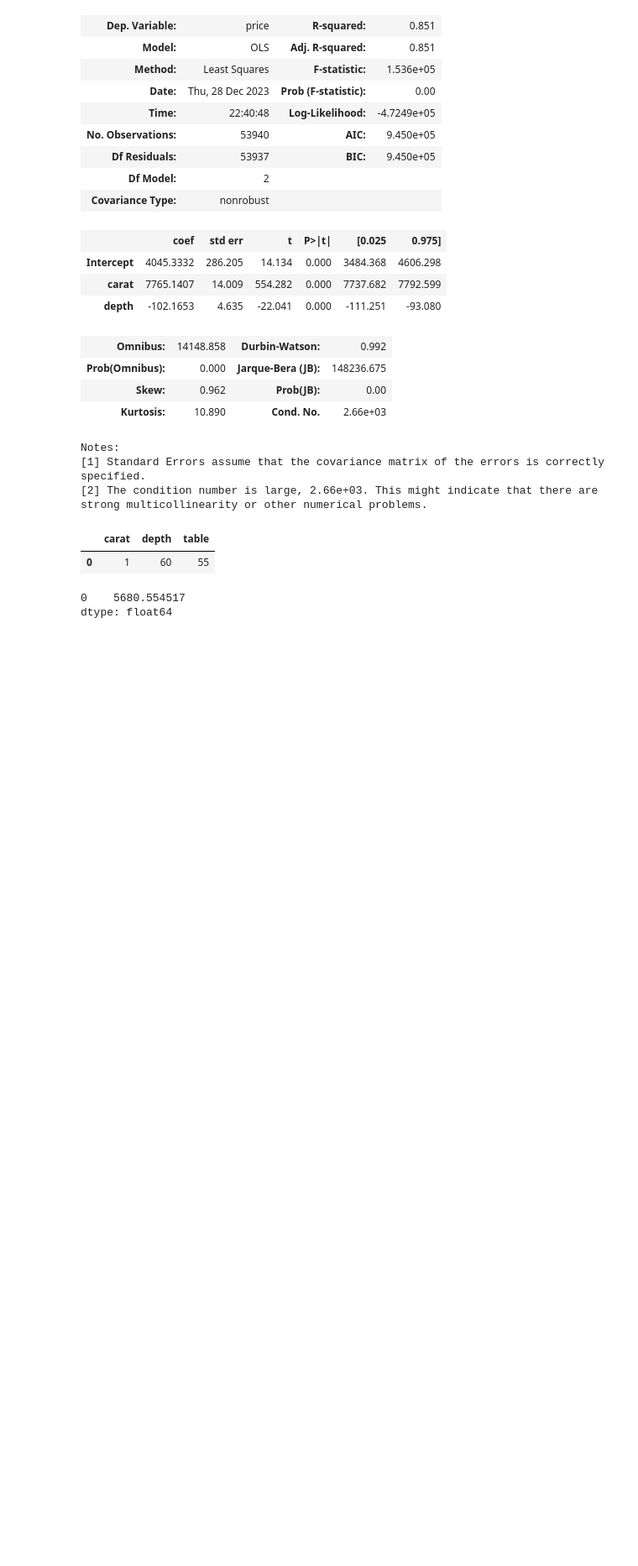
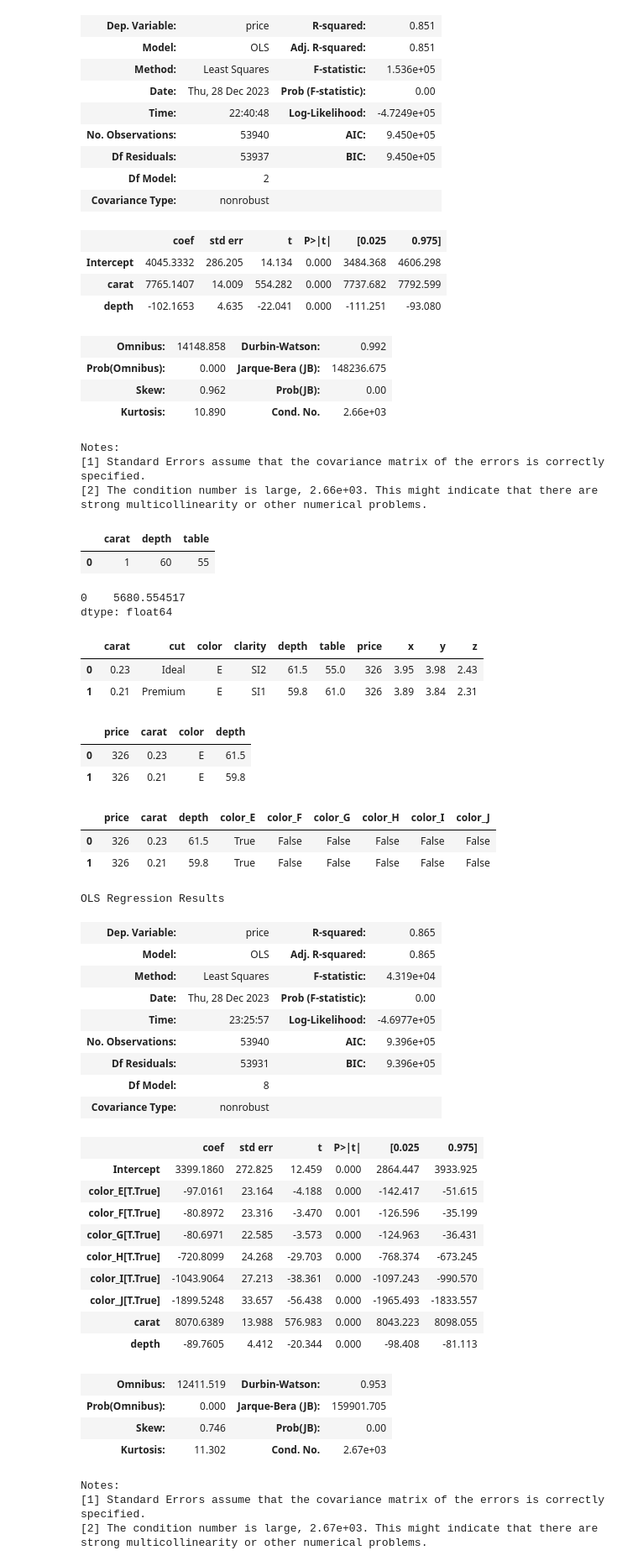
Before and after one commit to alwaysbemyday1/ds, a Jupyter notebook: ds_lev2/14_MultipleLinearRegression.ipynb, the cells around one changed output. Shown: that part at 84% size. Drawn from its saved outputs; the diff is of its cells as text; code cells hidden in the pictures; blank space fills up the shorter version.

```diff
--- a/ds_lev2/14_MultipleLinearRegression.ipynb
+++ b/ds_lev2/14_MultipleLinearRegression.ipynb
@@ -221,3 +221,64 @@ model.predict(df_test)
 # %% [output]
 0    5680.554517
 dtype: float64
+# %%
+# price를 종속변수로 하고 carat, color, depth를 독립변수로 하여 생성한 선형 회귀 모델을
+# 사용하여 알아본 carat이 1이고 depth가 50, color가 E인 다이아몬드의 가격은 얼마인가?
+import pandas as pd
+from statsmodels.formula.api import ols
+
+df = pd.read_csv('ex/diamonds.csv')
+df.head(2)
+# %% [output]
+|  | carat | cut | color | clarity | depth | table | price | x | y | z |
+| 0 | 0.23 | Ideal | E | SI2 | 61.5 | 55.0 | 326 | 3.95 | 3.98 | 2.43 |
+| 1 | 0.21 | Premium | E | SI1 | 59.8 | 61.0 | 326 | 3.89 | 3.84 | 2.31 |
+# %%
+# 무게를 줄이기 위해 필요할 것 같은 변수만 솎아내는 작업
+df_sub = df.loc[:, ['price', 'carat', 'color', 'depth']]
+df_sub.head(2)
+# %% [output]
+|  | price | carat | color | depth |
+| 0 | 326 | 0.23 | E | 61.5 |
+| 1 | 326 | 0.21 | E | 59.8 |
+# %%
+# 명목형 변수 변환
+df_dum = pd.get_dummies(df_sub, columns=['color'], drop_first=True)
+df_dum.head(2)
+# %% [output]
+|  | price | carat | depth | color_E | color_F | color_G | color_H | color_I | color_J |
+| 0 | 326 | 0.23 | 61.5 | True | False | False | False | False | False |
+| 1 | 326 | 0.21 | 59.8 | True | False | False | False | False | False |
+# %%
+model = ols(formula = 'price ~ ' + '+'.join(df_dum.columns[1:]),
+            data = df_dum).fit()
+model.summary()
+# %% [output]
+OLS Regression Results
+| Dep. Variable: | price | R-squared: | 0.865 |
+| Model: | OLS | Adj. R-squared: | 0.865 |
+| Method: | Least Squares | F-statistic: | 4.319e+04 |
+| Date: | Thu, 28 Dec 2023 | Prob (F-statistic): | 0.00 |
+| Time: | 23:25:57 | Log-Likelihood: | -4.6977e+05 |
+| No. Observations: | 53940 | AIC: | 9.396e+05 |
+| Df Residuals: | 53931 | BIC: | 9.396e+05 |
+| Df Model: | 8 |  |  |
+| Covariance Type: | nonrobust |  |  |
+|  | coef | std err | t | P>|t| | [0.025 | 0.975] |
+| Intercept | 3399.1860 | 272.825 | 12.459 | 0.000 | 2864.447 | 3933.925 |
+| color_E[T.True] | -97.0161 | 23.164 | -4.188 | 0.000 | -142.417 | -51.615 |
+| color_F[T.True] | -80.8972 | 23.316 | -3.470 | 0.001 | -126.596 | -35.199 |
+| color_G[T.True] | -80.6971 | 22.585 | -3.573 | 0.000 | -124.963 | -36.431 |
+| color_H[T.True] | -720.8099 | 24.268 | -29.703 | 0.000 | -768.374 | -673.245 |
+| color_I[T.True] | -1043.9064 | 27.213 | -38.361 | 0.000 | -1097.243 | -990.570 |
+| color_J[T.True] | -1899.5248 | 33.657 | -56.438 | 0.000 | -1965.493 | -1833.557 |
+| carat | 8070.6389 | 13.988 | 576.983 | 0.000 | 8043.223 | 8098.055 |
+| depth | -89.7605 | 4.412 | -20.344 | 0.000 | -98.408 | -81.113 |
+| Omnibus: | 12411.519 | Durbin-Watson: | 0.953 |
+| Prob(Omnibus): | 0.000 | Jarque-Bera (JB): | 159901.705 |
+| Skew: | 0.746 | Prob(JB): | 0.00 |
+| Kurtosis: | 11.302 | Cond. No. | 2.67e+03 |
+Notes:
+[1] Standard Errors assume that the covariance matrix of the errors is correctly specified.
+[2] The condition number is large, 2.67e+03. This might indicate that there are
+strong multicollinearity or other numerical problems.
```
Also changed, not shown: parts of 3 cells of this notebook.
